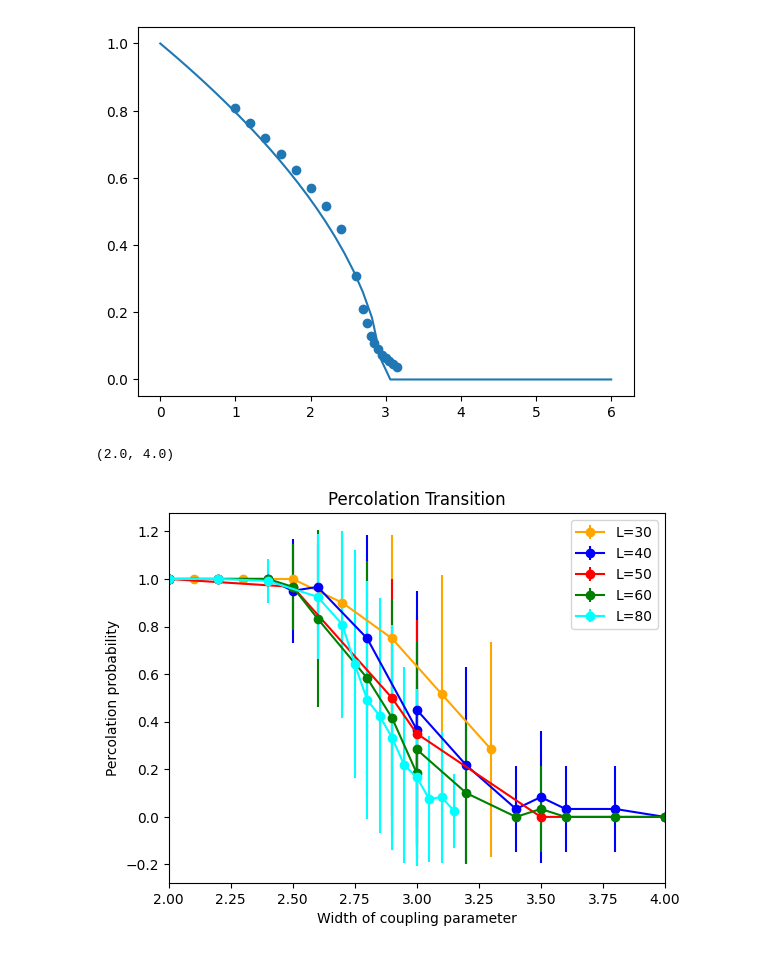
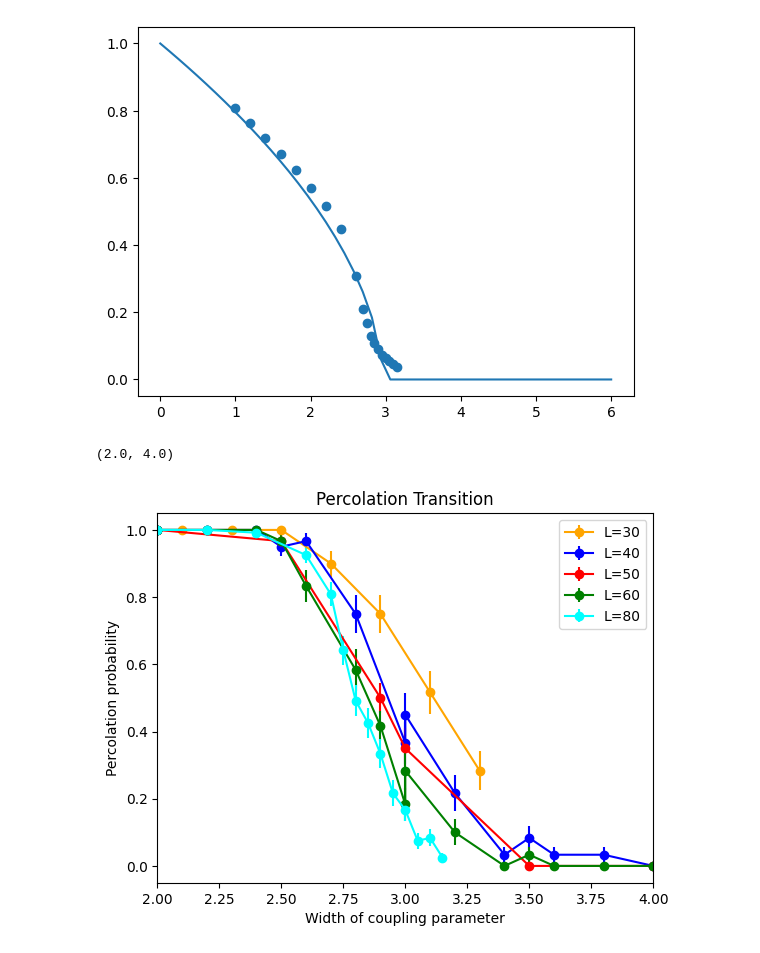
Before and after one commit to tsgaurav/Ising_RSRG, a Jupyter notebook: output/Distribution_Analysis.ipynb, the cells around one changed output. Drawn from its saved outputs; the diff is of its cells as text; code cells hidden in the pictures.

Commit message:
QoL and cluster visualization tools

```diff
--- a/output/Distribution_Analysis.ipynb
+++ b/output/Distribution_Analysis.ipynb
@@ -330,6 +330,7 @@ for L in [30, 40, 50, 60, 80]:
     fixed_length_slice = log_file[lambda df: (df['L'] == L) & (df['a']==0.1)]
     ts_list = fixed_length_slice['ts'].tolist()
     w_vals = fixed_length_slice['w'].tolist()
+    n_runs_list = fixed_length_slice['n_runs'].tolist()
 
     p_perc_clust = []
     p_perc_clust_err = []
@@ -341,35 +342,35 @@ for L in [30, 40, 50, 60, 80]:
         with open("Ising_2D_clusters_"+str(ts)+".pkl", "rb") as fp:
             clust_list_final = pickle.load(fp)
 
         #print(input_dict)
         clust_dict_list, reverse_dict_list = [], []
         perc_cluster = []
 
         for core_pair in clust_list_final:
             clust_list_temp, reverse_list_temp = core_pair
             clust_dict_list+=clust_list_temp
             reverse_dict_list+=reverse_list_temp
 
         perc_prob_temp = np.array([check_percolation(clust, L) for clust in clust_dict_list])
 
         p_perc_clust.append(perc_prob_temp.mean())
-        p_perc_clust_err.append(perc_prob_temp.std())
+        p_perc_clust_err.append(perc_prob_temp.std()/np.sqrt(n_runs_list[index]-1))
         c_list.append(c_dict[L])
 
     #plt.scatter(w_vals, p_perc_clust, c=c_list, label="L="+str(L))
 
     sorted_y = np.array([x for _,x in sorted(zip(w_vals,p_perc_clust))])
     sorted_y_err = np.array([x for _,x in sorted(zip(w_vals,p_perc_clust_err))])
     sorted_x = np.array(sorted(w_vals))
     plt.errorbar(sorted_x, sorted_y, c=c_dict[L], label="L="+str(L), marker='o', yerr=sorted_y_err)
 plt.legend()
 plt.ylabel("Percolation probability")
 plt.xlabel("Width of coupling parameter")
 plt.title("Percolation Transition")
 plt.xlim(2, 4)
 # %% [output]
 (2.0, 4.0)
-[figure, old version]
+[figure, new version]
 # %%
 L = 50
 fixed_length_slice = log_file[log_file['L']==L]
```
Also changed, not shown: parts of 4 cells of this notebook, 1 other file.
